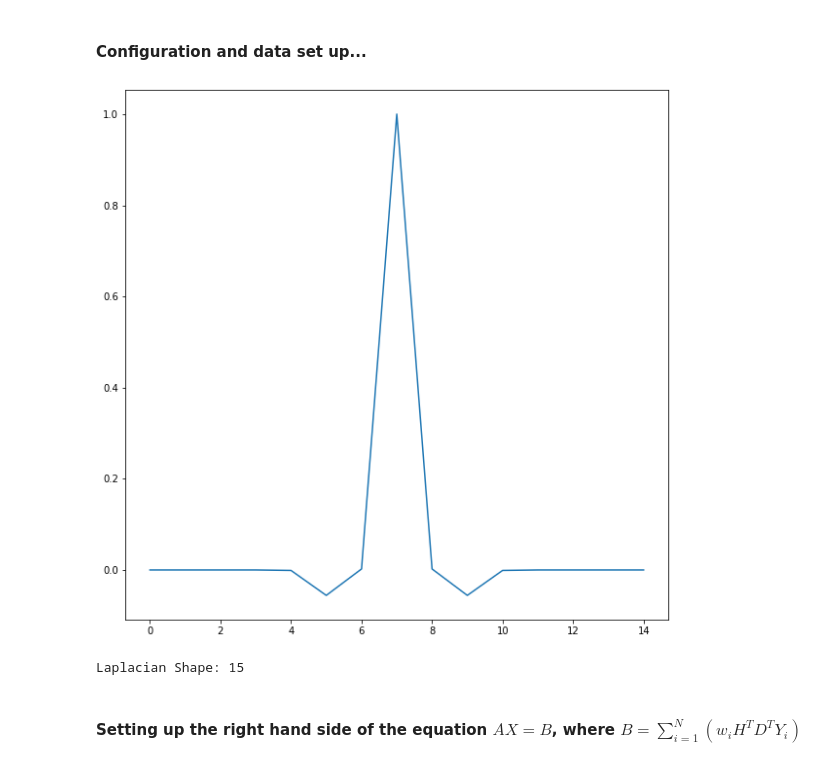
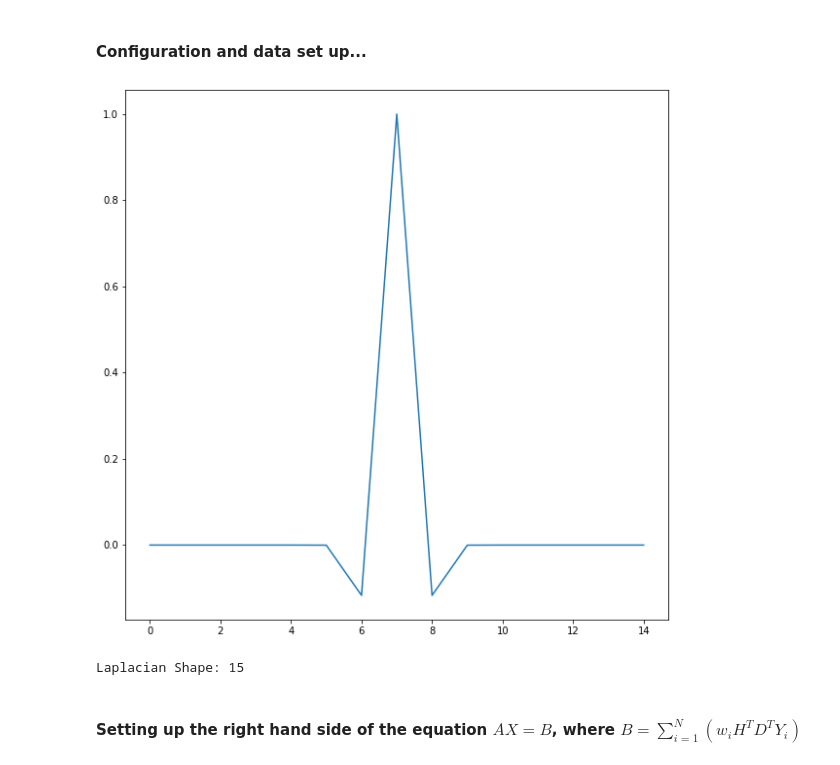
Before and after one commit to adamrcampbell/supy-res-imaging, a Jupyter notebook: notebooks/System of Linear Equations.ipynb, the cells around one changed output. Cells and saved outputs as stored; diff of their text form; code cells hidden in the pictures.

```diff
--- a/notebooks/System of Linear Equations.ipynb
+++ b/notebooks/System of Linear Equations.ipynb
@@ -159,7 +160,7 @@ l = 100
 m = 50
 n = timesteps // timesteps_per_y
 w = np.ones(n)
-β = 1.631635943
+β = 0.877306662123742
 
 # all time steps direct image
 # filename = "../data/direct_image_ts_0_29.bin"
@@ -191,7 +192,7 @@ x_psf = np.pad(x_psf, ((1, 0), (1, 0))) # pad with new 0th row/col to ensure tri
 # plt.plot(x_psf[x_psf.shape[0]//2])
 # plt.show()
 
-trim_half_len = 2
+trim_half_len = 11
 psf_min = l//2 - (trim_half_len - 1)
 psf_max = l//2 + trim_half_len
 # x_psf = x_psf.reshape(l, l)[psf_min:psf_max, psf_min:psf_max]
@@ -228,35 +229,35 @@ d = decimation_matrix(l, m) # takes the sum of 4 l neighbours to form 1 m pixel
 
 # Blur matrix (psf)
 h = convolution_matrix(l, x_psf_trimmed)
 
 # Sharpening matrix (laplacian)
 # laplacian = np.array([[0, -1,  0], [-1,  4, -1], [0, -1,  0]], dtype=np.float32)
 # s = convolution_matrix(l, laplacian)
 
 # plt.plot(x_psf[x_psf.shape[0]//2])
 # plt.show()
 
 psf_central_support = 15 # num pixels around centre of PSF which represent approx 1/3 of the curve, maybe a bit bigger for padding
 downsampling = np.linspace(-(psf_central_support-1)//2, (psf_central_support-1)//2, num=psf_central_support)
 lap_of_gauss = np.zeros((downsampling.shape[0], downsampling.shape[0]), np.float32)
-lap_gauss_σ = 1.41 # need to play around with this to get similar structure to true laplacian 3x3
+lap_gauss_σ = 1.0 # need to play around with this to get similar structure to true laplacian 3x3
 for i in np.arange(downsampling.shape[0]):
     for j in np.arange(downsampling.shape[0]):
         lap_of_gauss[i][j] = -laplacian_of_gaussian(downsampling[i], downsampling[j], lap_gauss_σ)
 
 lap_of_gauss /= np.max(lap_of_gauss)
 
 plt.plot(lap_of_gauss[lap_of_gauss.shape[0]//2])
 plt.show()
 s = convolution_matrix(l, lap_of_gauss)
 β *= 4.0
 print(f"Laplacian Shape: {lap_of_gauss.shape[0]}")
 
 # Notes to self: seems like lap_gauss_σ sits around 1.41 for this example, any higher or lower results in worse RRMSE. Changing the psf_central_support makes no difference, and taking more samples (i.e. num)
 # just means that lap_gauss_σ is multiplied by the factor of difference (i.e., double the num samples needs double the lap_gauss_σ). Also found that beta is best multiplied by 4.0, not 16 (the square).
 # Not sure what to do from here... seems like the laplacian of gaussian doesnt really serve any beneficial purpose...
 # %% [output]
-[figure, old version]
+[figure, new version]
 Laplacian Shape: 15
 # %% [markdown]
 #### Setting up the right hand side of the equation $AX = B$, where $B = \sum\limits_{i=1}^N (w_iH^TD^TY_i)$
```
Also changed, not shown: parts of 2 cells of this notebook, 1 other file.
